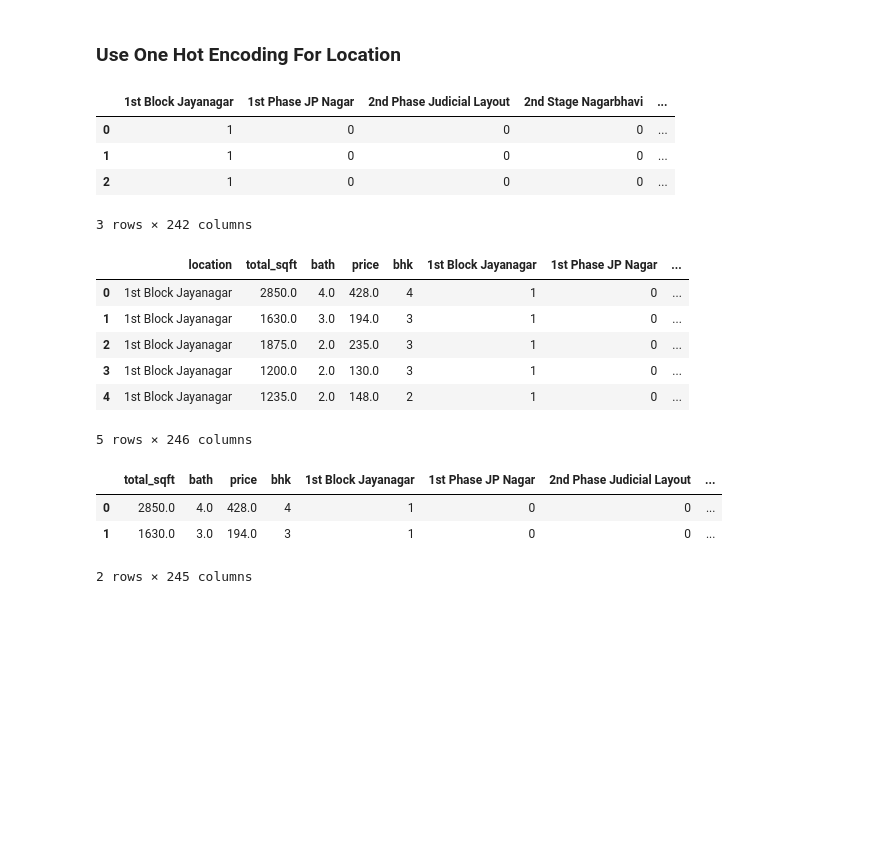
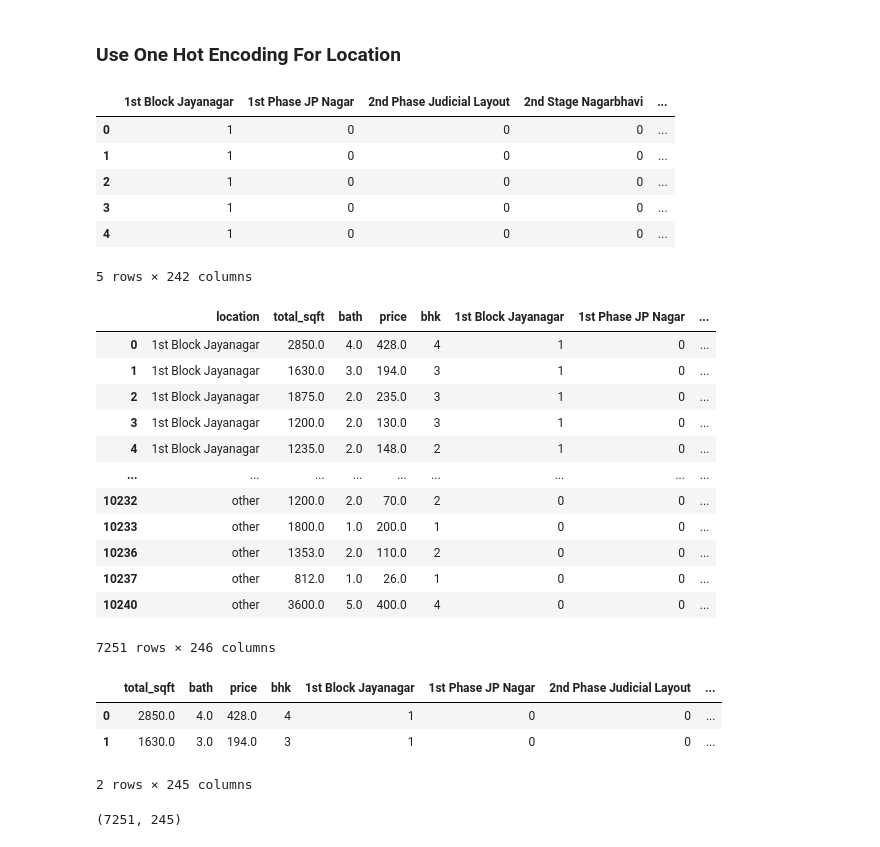
Before and after one commit to gauravk2050/House_Price_Pridiction, a Jupyter notebook: Banglore_home_price.ipynb, the cells around one changed output. Drawn from its saved outputs; the diff is of its cells as text; code cells hidden in the pictures; blank space fills up the shorter version.

```diff
--- a/Banglore_home_price.ipynb
+++ b/Banglore_home_price.ipynb
@@ -486,24 +486,32 @@ df10.head(3)
 # %%
 
 dummies = pd.get_dummies(df10.location)
-dummies.head(3)
+dummies.head()
 # %% [output]
 |  | 1st Block Jayanagar | 1st Phase JP Nagar | 2nd Phase Judicial Layout | 2nd Stage Nagarbhavi | ... |
 | 0 | 1 | 0 | 0 | 0 | ... |
 | 1 | 1 | 0 | 0 | 0 | ... |
 | 2 | 1 | 0 | 0 | 0 | ... |
+| 3 | 1 | 0 | 0 | 0 | ... |
+| 4 | 1 | 0 | 0 | 0 | ... |
-3 rows × 242 columns
+5 rows × 242 columns
 # %%
 df11 = pd.concat([df10,dummies.drop('other',axis='columns')],axis='columns')
-df11.head()
+df11
 # %% [output]
 |  | location | total_sqft | bath | price | bhk | 1st Block Jayanagar | 1st Phase JP Nagar | ... |
 | 0 | 1st Block Jayanagar | 2850.0 | 4.0 | 428.0 | 4 | 1 | 0 | ... |
 | 1 | 1st Block Jayanagar | 1630.0 | 3.0 | 194.0 | 3 | 1 | 0 | ... |
 | 2 | 1st Block Jayanagar | 1875.0 | 2.0 | 235.0 | 3 | 1 | 0 | ... |
 | 3 | 1st Block Jayanagar | 1200.0 | 2.0 | 130.0 | 3 | 1 | 0 | ... |
 | 4 | 1st Block Jayanagar | 1235.0 | 2.0 | 148.0 | 2 | 1 | 0 | ... |
+| ... | ... | ... | ... | ... | ... | ... | ... | ... |
+| 10232 | other | 1200.0 | 2.0 | 70.0 | 2 | 0 | 0 | ... |
+| 10233 | other | 1800.0 | 1.0 | 200.0 | 1 | 0 | 0 | ... |
+| 10236 | other | 1353.0 | 2.0 | 110.0 | 2 | 0 | 0 | ... |
+| 10237 | other | 812.0 | 1.0 | 26.0 | 1 | 0 | 0 | ... |
+| 10240 | other | 3600.0 | 5.0 | 400.0 | 4 | 0 | 0 | ... |
-5 rows × 246 columns
+7251 rows × 246 columns
 # %%
 df12 = df11.drop('location',axis='columns')
 df12.head(2)
@@ -512,3 +520,7 @@ df12.head(2)
 | 0 | 2850.0 | 4.0 | 428.0 | 4 | 1 | 0 | 0 | ... |
 | 1 | 1630.0 | 3.0 | 194.0 | 3 | 1 | 0 | 0 | ... |
 2 rows × 245 columns
+# %%
+df12.shape
+# %% [output]
+(7251, 245)
```
Also changed, not shown: parts of 4 cells of this notebook.
